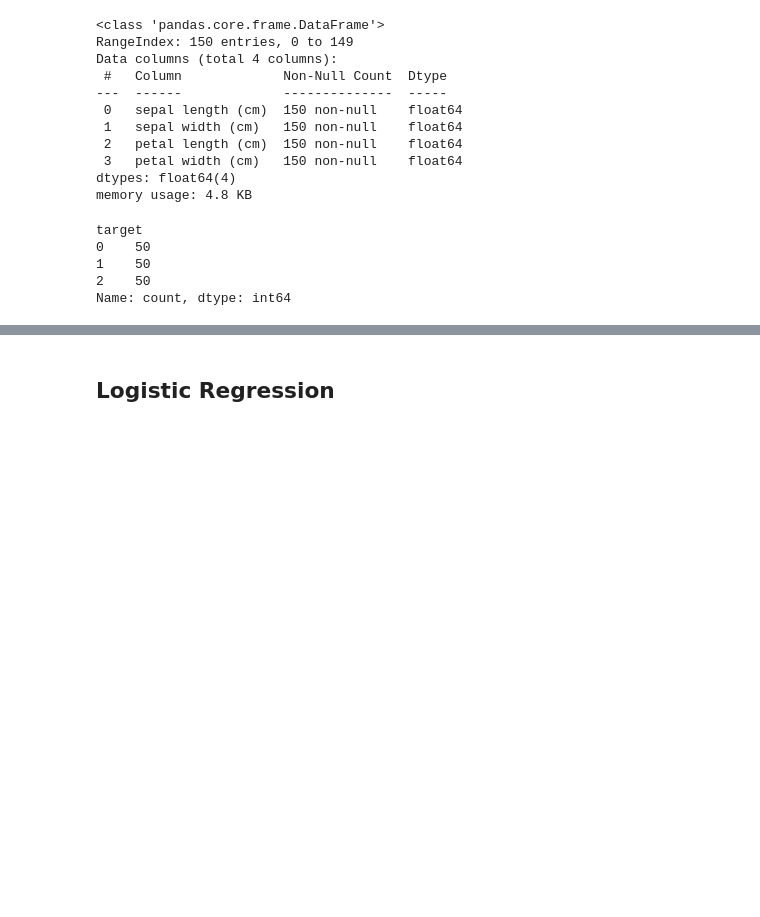
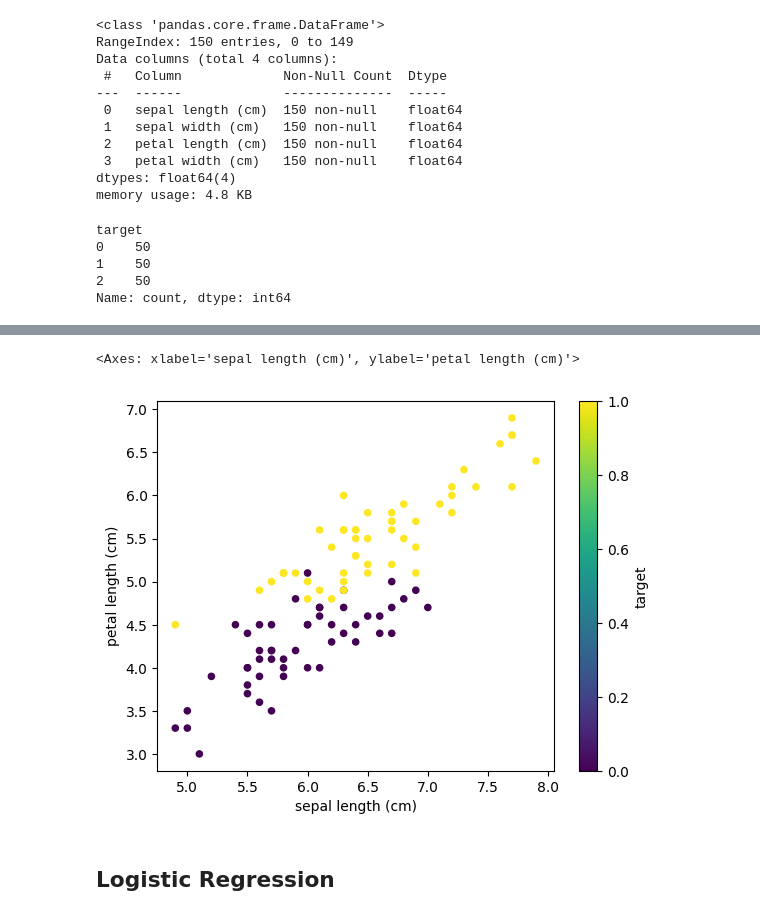
Before and after one commit to LiteObject/scikit-learn-tutorial, a Jupyter notebook: notebooks/binary_classification_with_logistic_regression.ipynb, the cells around one changed output, grey strips where cells are left out. Cells and saved outputs as stored; diff of their text form; code cells hidden in the pictures; blank space fills up the shorter version.

```diff
--- a/notebooks/binary_classification_with_logistic_regression.ipynb
+++ b/notebooks/binary_classification_with_logistic_regression.ipynb
@@ -113,3 +111,11 @@ all_variables.corr()
+# %%
+# A small visualization
+all_variables.plot.scatter(
+    x="sepal length (cm)", y="petal length (cm)", c="target", colormap="viridis"
+)
+# %% [output]
+<Axes: xlabel='sepal length (cm)', ylabel='petal length (cm)'>
+[figure, added]
 # %% [markdown]
 ## Logistic Regression
 # %% [markdown]
```
Also changed, not shown: parts of 14 cells of this notebook.
